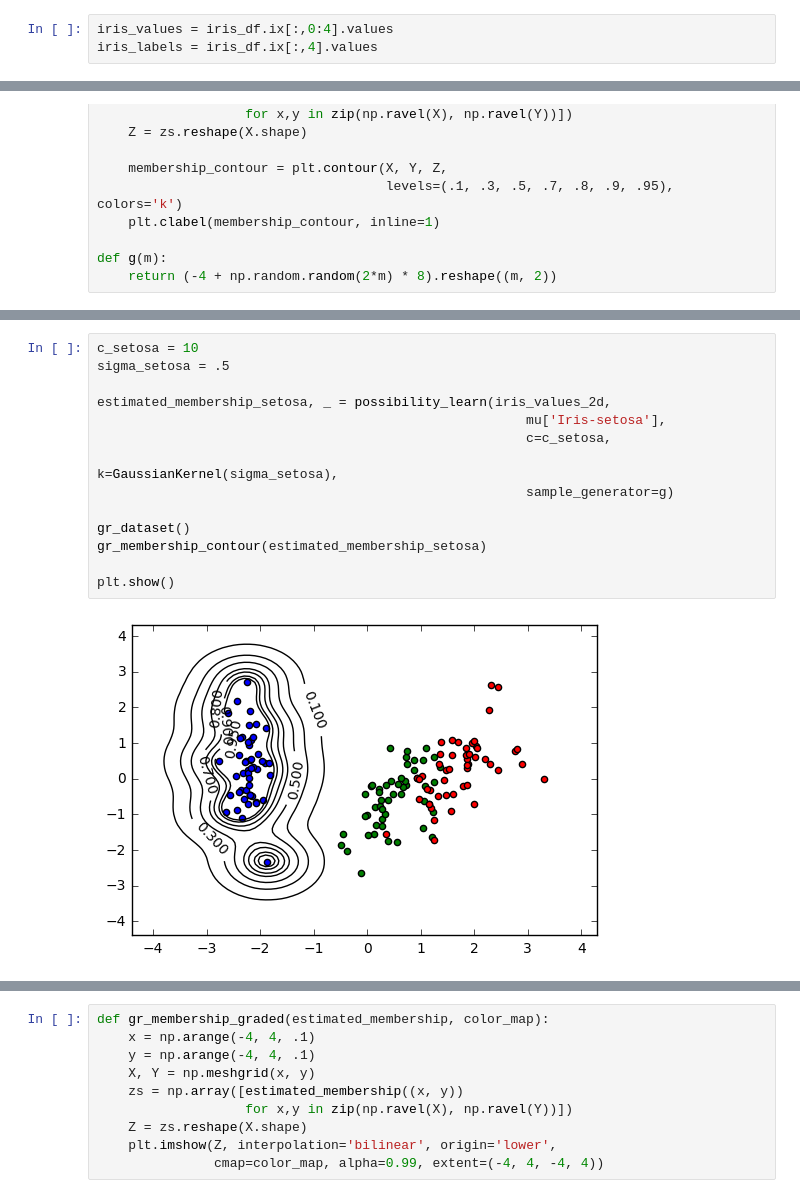
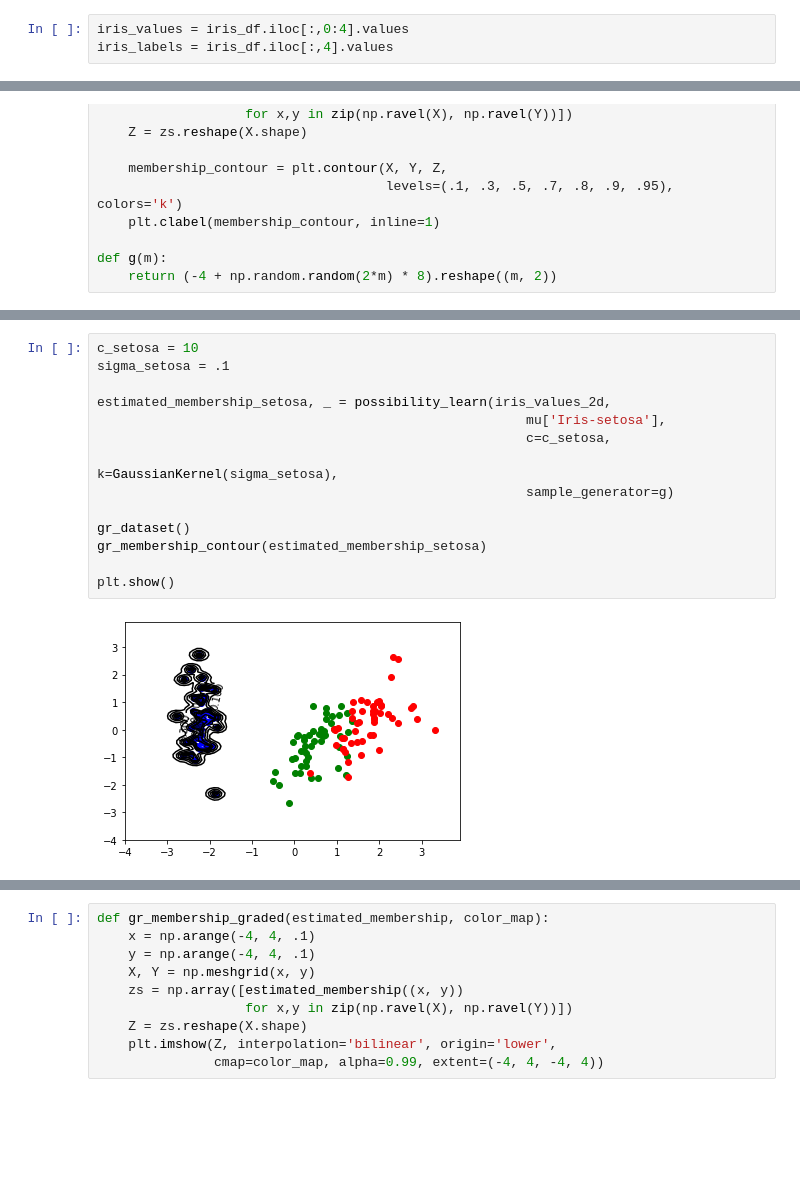
Before and after one commit to tomgeek27/possibilearn-application, a Jupyter notebook: altro-materiale/iris.ipynb, the cells around one changed output, grey strips where cells are left out. Drawn from its saved outputs; the diff is of its cells as text; blank space fills up the shorter version.

```diff
--- a/altro-materiale/iris.ipynb
+++ b/altro-materiale/iris.ipynb
@@ -25,8 +25,8 @@ iris_df.tail()
 | 148 | 6.2 | 3.4 | 5.4 | 2.3 | Iris-virginica |
 | 149 | 5.9 | 3.0 | 5.1 | 1.8 | Iris-virginica |
 # %%
-iris_values = iris_df.ix[:,0:4].values
-iris_labels = iris_df.ix[:,4].values
+iris_values = iris_df.iloc[:,0:4].values
+iris_labels = iris_df.iloc[:,4].values
 # %%
 from sklearn.preprocessing import StandardScaler
 iris_values_std = StandardScaler().fit_transform(iris_values)
@@ -128,19 +129,19 @@ plt.show()
 # %%
 c_setosa = 10
-sigma_setosa = .5
+sigma_setosa = .1
 
 estimated_membership_setosa, _ = possibility_learn(iris_values_2d,
                                                        mu['Iris-setosa'],
                                                        c=c_setosa,
                                                        k=GaussianKernel(sigma_setosa),
                                                        sample_generator=g)
 
 gr_dataset()
 gr_membership_contour(estimated_membership_setosa)
 
 plt.show()
 # %% [output]
-[figure, old version]
+[figure, new version]
 # %%
 gr_dataset()
 for e in (estimated_membership_virginica, estimated_membership_versicolor,
```
Also changed, not shown: parts of 11 cells of this notebook, 11 other files.
